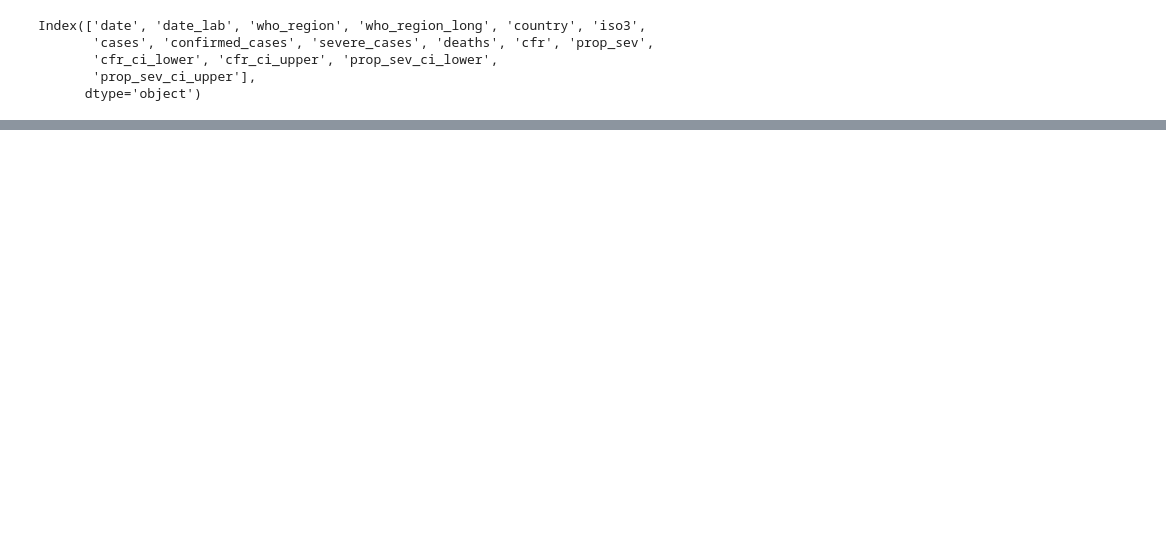
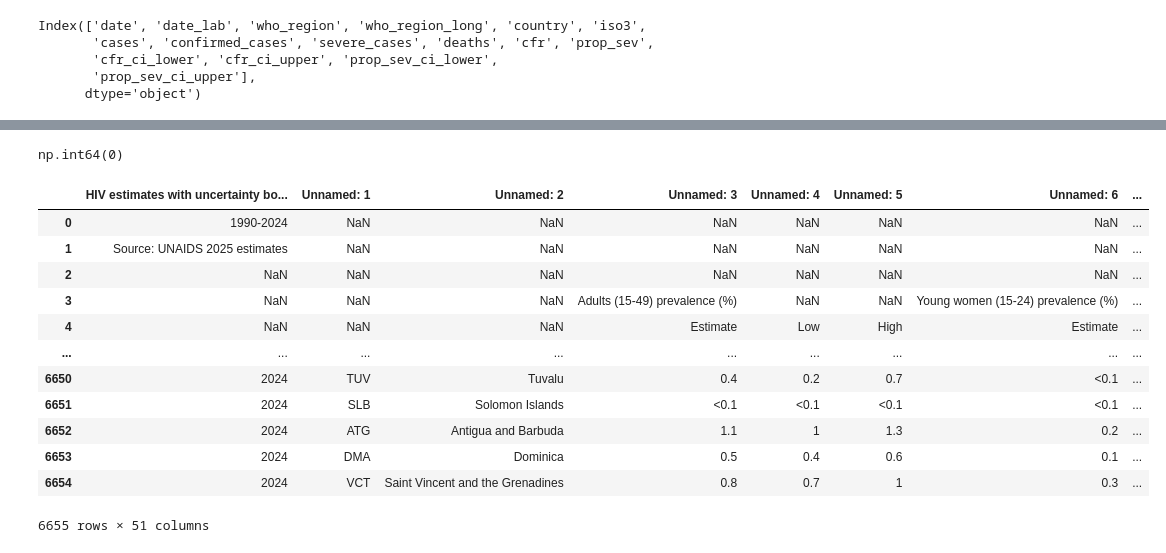
Before and after one commit to Gusjh09/proyectoiiprograii, a Jupyter notebook: Proyecto_II.ipynb, the cells around one changed output, grey strips where cells are left out. Drawn from its saved outputs; the diff is of its cells as text; code cells hidden in the pictures; blank space fills up the shorter version.

```diff
--- a/Proyecto_II.ipynb
+++ b/Proyecto_II.ipynb
@@ -29,0 +142,20 @@ Index(['date', 'date_lab', 'who_region', 'who_region_long', 'country', 'iso3',
+# %%
+df_dengue.duplicated().sum() #No posee duplicados
+# %% [output]
+np.int64(0)
+# %%
+display(df_HIV) # Esta base de datos requiere de un tratamiento más complejo ya que debemos de acomodarlo de manera que sea
+# %% [output]
+|  | HIV estimates with uncertainty bo... | Unnamed: 1 | Unnamed: 2 | Unnamed: 3 | Unnamed: 4 | Unnamed: 5 | Unnamed: 6 | ... |
+| 0 | 1990-2024 | NaN | NaN | NaN | NaN | NaN | NaN | ... |
+| 1 | Source: UNAIDS 2025 estimates | NaN | NaN | NaN | NaN | NaN | NaN | ... |
+| 2 | NaN | NaN | NaN | NaN | NaN | NaN | NaN | ... |
+| 3 | NaN | NaN | NaN | Adults (15-49) prevalence (%) | NaN | NaN | Young women (15-24) prevalence (%) | ... |
+| 4 | NaN | NaN | NaN | Estimate | Low | High | Estimate | ... |
+| ... | ... | ... | ... | ... | ... | ... | ... | ... |
+| 6650 | 2024 | TUV | Tuvalu | 0.4 | 0.2 | 0.7 | <0.1 | ... |
+| 6651 | 2024 | SLB | Solomon Islands | <0.1 | <0.1 | <0.1 | <0.1 | ... |
+| 6652 | 2024 | ATG | Antigua and Barbuda | 1.1 | 1 | 1.3 | 0.2 | ... |
+| 6653 | 2024 | DMA | Dominica | 0.5 | 0.4 | 0.6 | 0.1 | ... |
+| 6654 | 2024 | VCT | Saint Vincent and the Grenadines | 0.8 | 0.7 | 1 | 0.3 | ... |
+6655 rows × 51 columns
```
Also changed, not shown: parts of 44 cells of this notebook.
